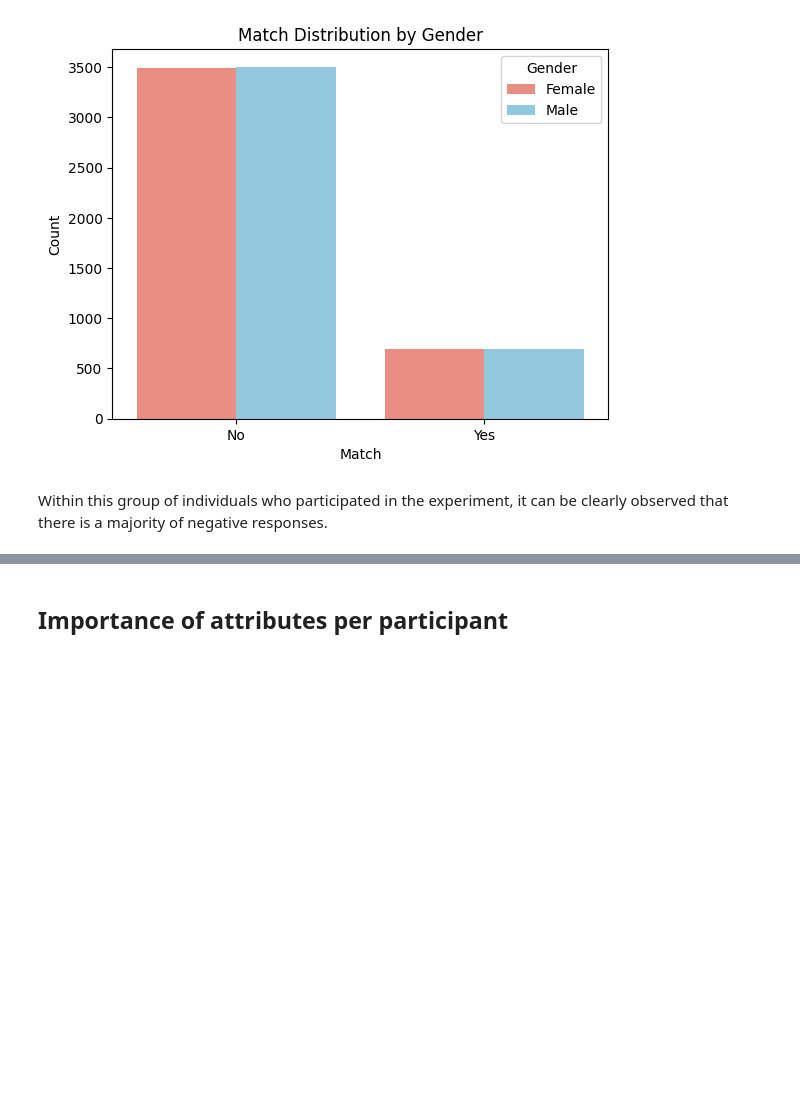
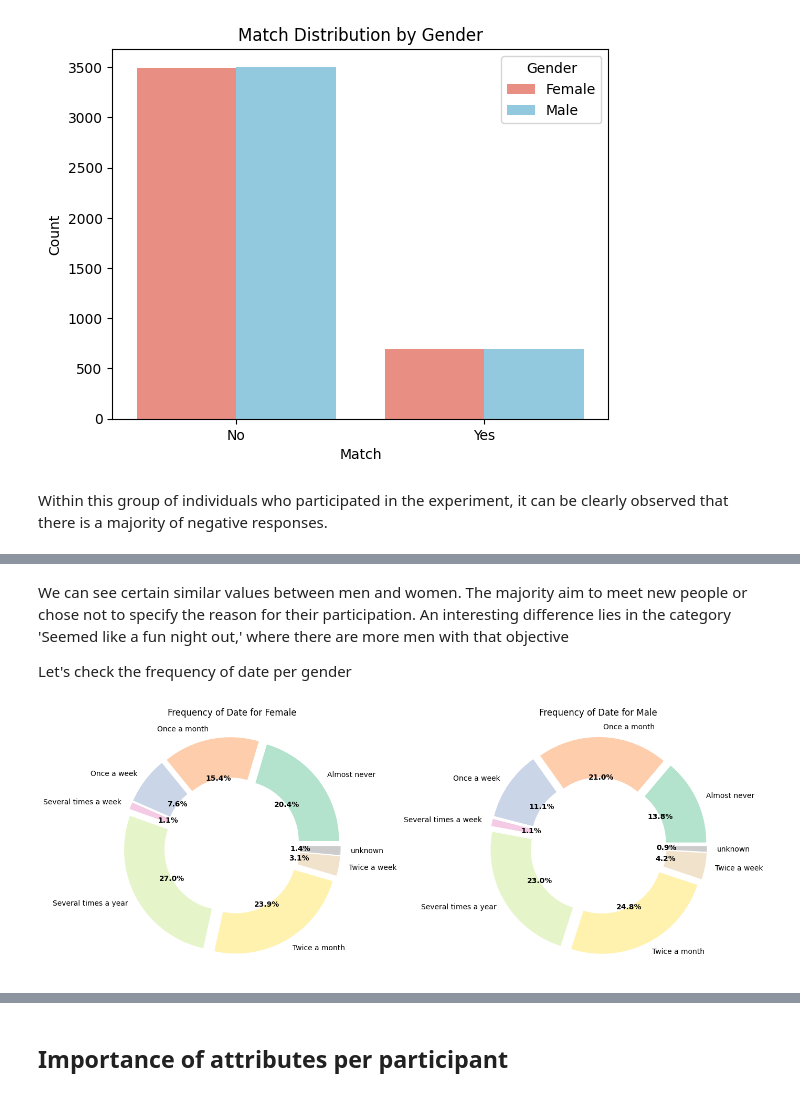
Before and after one commit to eugeniamellano/Bloc-2, a Jupyter notebook: Speed_Dating/Tinder-Project.ipynb, the cells around one changed output, grey strips where cells are left out. Drawn from its saved outputs; the diff is of its cells as text; code cells hidden in the pictures; blank space fills up the shorter version.

```diff
--- a/Speed_Dating/Tinder-Project.ipynb
+++ b/Speed_Dating/Tinder-Project.ipynb
@@ -276,19 +240,0 @@ We can see certain similar values between men and women. The majority aim to mee
-# %%
-# frecuency of date per gender
-frequency_counts_general = df.groupby('gender')['frequency of date'].value_counts().unstack()
-
-#two subplots
-fig, axes = plt.subplots(1, 2, figsize=(14, 7))
-
-# graph
-for i, gender in enumerate(frequency_counts_general.index):
-    ax = axes[i]
-    frequencies = frequency_counts_general.loc[gender]
-    ax.pie(frequencies, labels=frequencies.index, autopct='%1.1f%%', startangle=90, colors=plt.cm.Pastel2.colors)
-    ax.set_title(f'Frequency of Date for {gender}')
-
-    # dount type
-    ax.add_artist(plt.Circle((0, 0), 0.6, color='white'))
-
-plt.tight_layout()
-plt.show()
@@ -317,0 +319,31 @@ Within this group of individuals who participated in the experiment, it can be c
+# %% [markdown]
+We can see certain similar values between men and women. The majority aim to meet new people or chose not to specify the reason for their participation. An interesting difference lies in the category 'Seemed like a fun night out,' where there are more men with that objective
+
+Let's check the frequency of date per gender
+# %%
+#2 graph of frequency of date
+# frecuency of date per gender
+frequency_counts_general = df.groupby('gender')['frequency of date'].value_counts().unstack()
+fig, axes = plt.subplots(1, 2, figsize=(14, 7))
+
+
+# graph
+for i, gender in enumerate(frequency_counts_general.index):
+    ax = axes[i]
+    frequencies = frequency_counts_general.loc[gender]
+
+    # Adjust start angle and explode one wedge
+    explode = (0.08, 0.08, 0.08, 0.08, 0.08, 0.08, 0.08, 0.08) if gender == 'Male' else (0.08, 0.08, 0.08, 0.08, 0.08, 0.08, 0.08, 0.08)
+
+    wedges, labels, autopct = ax.pie(frequencies, labels=frequencies.index, autopct='%1.1f%%', colors=plt.cm.Pastel2.colors, explode=explode, wedgeprops={'width': 0.4})
+
+    plt.setp(autopct, fontsize=10, weight='bold', ha='center')
+
+    ax.set_title(f'Frequency of Date for {gender}')
+
+    # Agregar un círculo en el centro para crear un gráfico de dona
+    ax.add_artist(plt.Circle((0, 0), 0.6, color='white'))
+
+plt.tight_layout()
+# %% [output]
+[figure, added]
```
Also changed, not shown: parts of 18 cells of this notebook.
